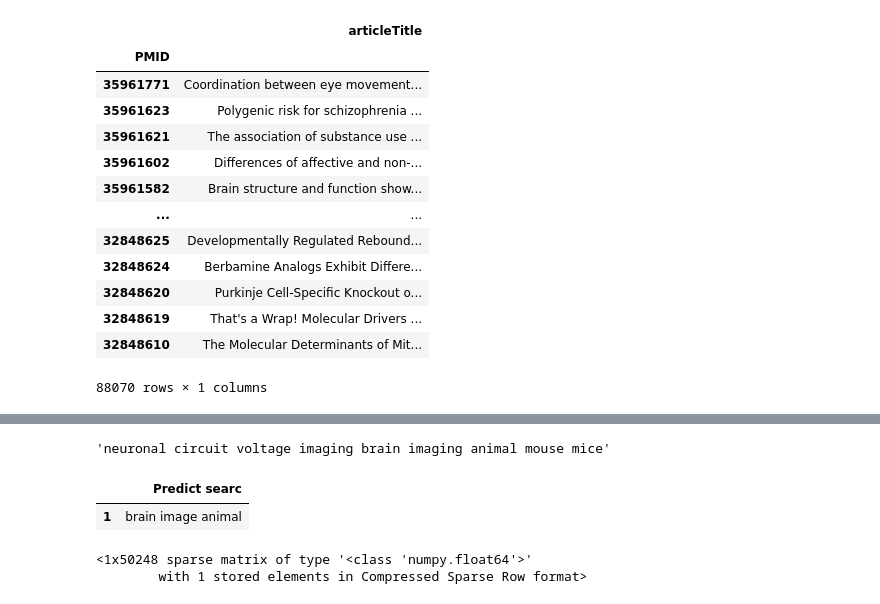
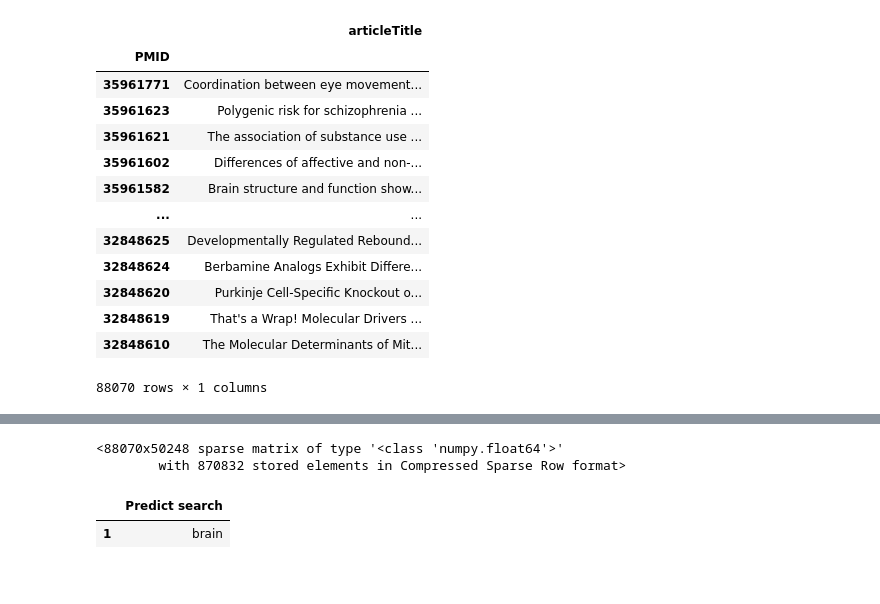
Before and after one commit to PatrickWestermann/DeepSearch, a Jupyter notebook: notebooks/lm_nlp_test01.ipynb, the cells around one changed output, grey strips where cells are left out. Saved outputs shown, nothing was run; the diff lists cells and outputs as text; code cells hidden in the pictures.

```diff
--- a/notebooks/lm_nlp_test01.ipynb
+++ b/notebooks/lm_nlp_test01.ipynb
@@ -167 +116,19 @@ tfidf_title
+# %%
+tfidf_vectorizer_title =TfidfVectorizer()
+
+tfidf_title = tfidf_vectorizer_title.fit_transform(df_title.articleTitle)
+
+tfidf_title
+# %% [output]
+<88070x50248 sparse matrix of type '<class 'numpy.float64'>'
+        with 870832 stored elements in Compressed Sparse Row format>
+# %%
+input_topic  = " ".join(['brain'])
+
+cleaned_input = pd.DataFrame({'Predict search':clean_txt(input_topic)},index=[1])
+
+cleaned_input
+# %% [output]
+|  | Predict search |
+| 1 | brain |
 # %%
@@ -173,10 +139,0 @@ input_topic = " ".join(search_terms_list_1)
-# %%
-input_topic
-# %% [output]
-'neuronal circuit voltage imaging brain imaging animal mouse mice'
-# %%
-cleaned_input = pd.DataFrame({'Predict searc':clean_txt(input_topic)},index=[1])
-cleaned_input
-# %% [output]
-|  | Predict searc |
-| 1 | brain image animal |
@@ -183,8 +142,4 @@ cleaned_input
 # %%
 input_tfidf_title = tfidf_vectorizer_title.transform(cleaned_input)
-input_tfidf_title
-# %% [output]
-<1x50248 sparse matrix of type '<class 'numpy.float64'>'
-        with 1 stored elements in Compressed Sparse Row format>
 # %%
 input_tfidf_abstract = tfidf_vectorizer_abstract.transform(cleaned_input)
```
Also changed, not shown: parts of 22 cells of this notebook, 2 other files.
